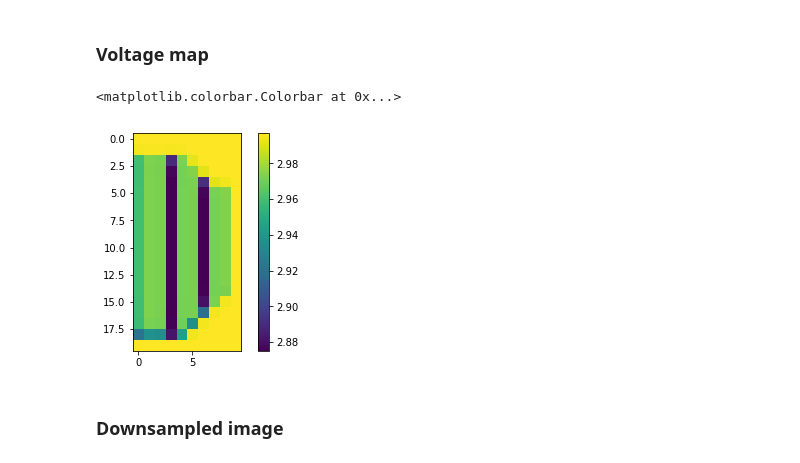
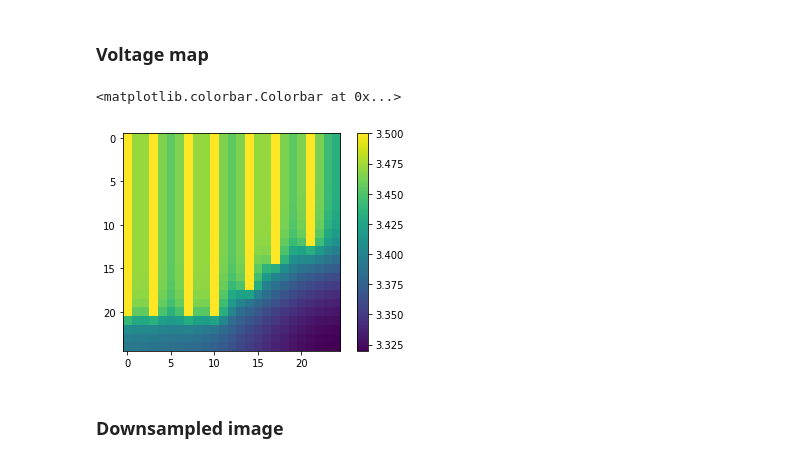
Before and after one commit to kanhua/pypvcircuit, a Jupyter notebook: network simulation starter.ipynb, the cells around one changed output. Cells and saved outputs as stored; diff of their text form; code cells hidden in the pictures.

Commit message:
doc:revsie the starter file to support new style solver

```diff
--- a/network simulation starter.ipynb
+++ b/network simulation starter.ipynb
@@ -104,7 +98,7 @@ The sum of photon number: 1.09660320875e+19
 ### Reduce the shape to 1/2
 # %%
 illuminationMask=img
-illuminationMask=illuminationMask[:, int(img.shape[1] / 2):]
+illuminationMask=illuminationMask[int(img.shape[0]/2):, int(img.shape[1] / 2):]
 # %%
 plt.imshow(illuminationMask)
 # %% [output]
@@ -146,17 +133,16 @@ T = 298
 This solar cell solver calculates the saturation current J01 and J02 from detail balanced model (assuming 100% aborptivity). Sheet resistance is assigned by the user.
 # %%
 # the solar cell parameters
-ge_cell = Junction(kind='2D', T=T, reff=1, jref=300, Eg=0.66, A=1, R_sheet_top=100, R_sheet_bot=1e-16,
-                       R_shunt=1e16, n=3.5)
-gaas_cell = Junction(kind='2D', T=T, reff=1, jref=300, Eg=1.4, A=1, R_sheet_top=100, R_sheet_bot=1e-16,
-                        R_shunt=1e16, n=3.5)
-ingap_cell = Junction(kind='2D', T=T, reff=0.5, jref=300, Eg=1.8, A=1, R_sheet_top=100, R_sheet_bot=100,
-                        R_shunt=1e16, n=3.5)
+
+gaas_cell = SQCell(1.42, 300, 1)
+ingap_cell = SQCell(1.87, 300, 1)
+ge_cell = SQCell(0.67, 300, 1)
+
 
 # assign which solar cell to use. For example, to use top cell, set my_solar_cell like this:
 # my_solar_cell=SolarCell([ingap_cell],T=T)
 # For full 3J solar cell, the parameter is like this:
 # my_solar_cell=SolarCell([ingap_cell,gaas_cell,ge_cell],T=T)
-my_solar_cell = SolarCell(copy.deepcopy([ingap_cell,gaas_cell]), T=T)
+my_solar_cell = MJCell([ingap_cell,gaas_cell,ge_cell])
 # %% [markdown]
 ### Set the light source
@@ -169,3 +149,5 @@ options = {'light_iv': True, 'wavelength': wl, 'light_source': light_source}
+# %%
+my_solar_cell.set_input_spectrum(load_astm("AM1.5g"))
 # %%
 illuminationMask.shape
 # %% [output]
@@ -177,14 +159,17 @@ contactsMask.shape
 # %% [markdown]
 ### Launch the solver
 # %%
-pw=50
-V, I ,Vall, Vmet= solve_quasi_3D(my_solar_cell, illuminationMask, contactsMask, options=options, Lx=Lx,
-                                      Ly=Ly,
-                                      h=h,
-                                      R_back=1e-16, R_contact=Rcontact, R_line=Rline, bias_start=vini,
-                                      bias_end=vfin,
-                                      bias_step=step, sub_cw=pw, sub_rw=pw)
+from spice.parse_spice_input import NodeReducer
+from spice.spice_solver import SPICESolver
+pw=20
+
+nd = NodeReducer()
+
+sps = SPICESolver(solarcell=my_solar_cell, illumination=illuminationMask,
+                  metal_contact=contactsMask, rw=pw, cw=pw, v_start=vini, v_end=vfin,
+                  v_steps=step,
+                  Lx=Lx, Ly=Ly, h=h, spice_preprocessor=nd)
 
 # Since we model 1/4 of the device, we multiply the current by 4
-I = I * 2
+sps.I = -sps.I * 2
 # %% [output]
@@ -201,11 +177,11 @@ number of data:301
 # %% [markdown]
 ### Voltage map
 # %%
-plt.imshow(Vmet[:,:,-1])
+plt.imshow(sps.get_end_voltage_map())
 plt.colorbar()
 # %% [output]
 <matplotlib.colorbar.Colorbar at 0x...>
-[figure, old version]
+[figure, new version]
 # %% [markdown]
 ### Downsampled image
 # %%
```
Also changed, not shown: parts of 20 cells of this notebook, 5 other files.
